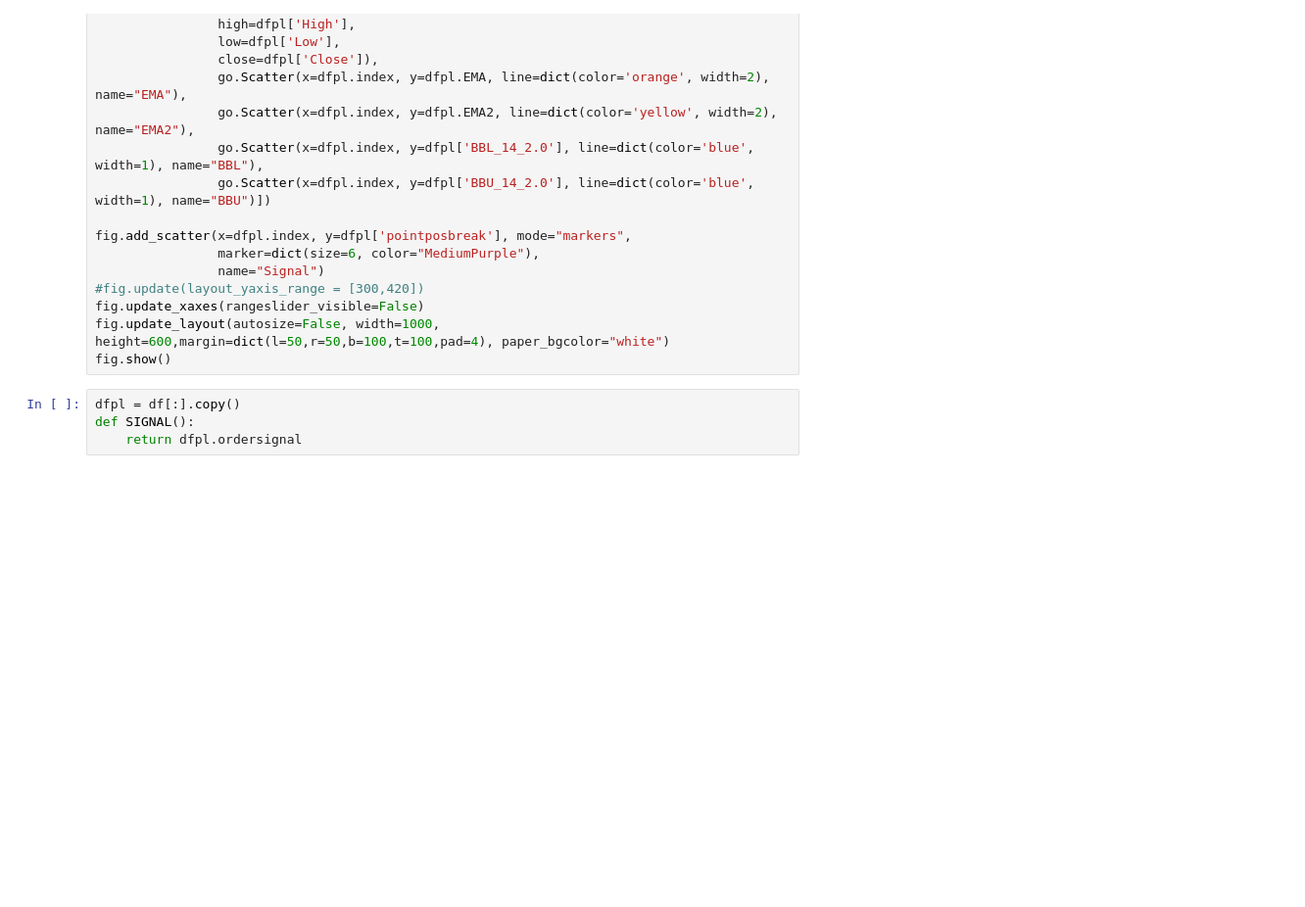
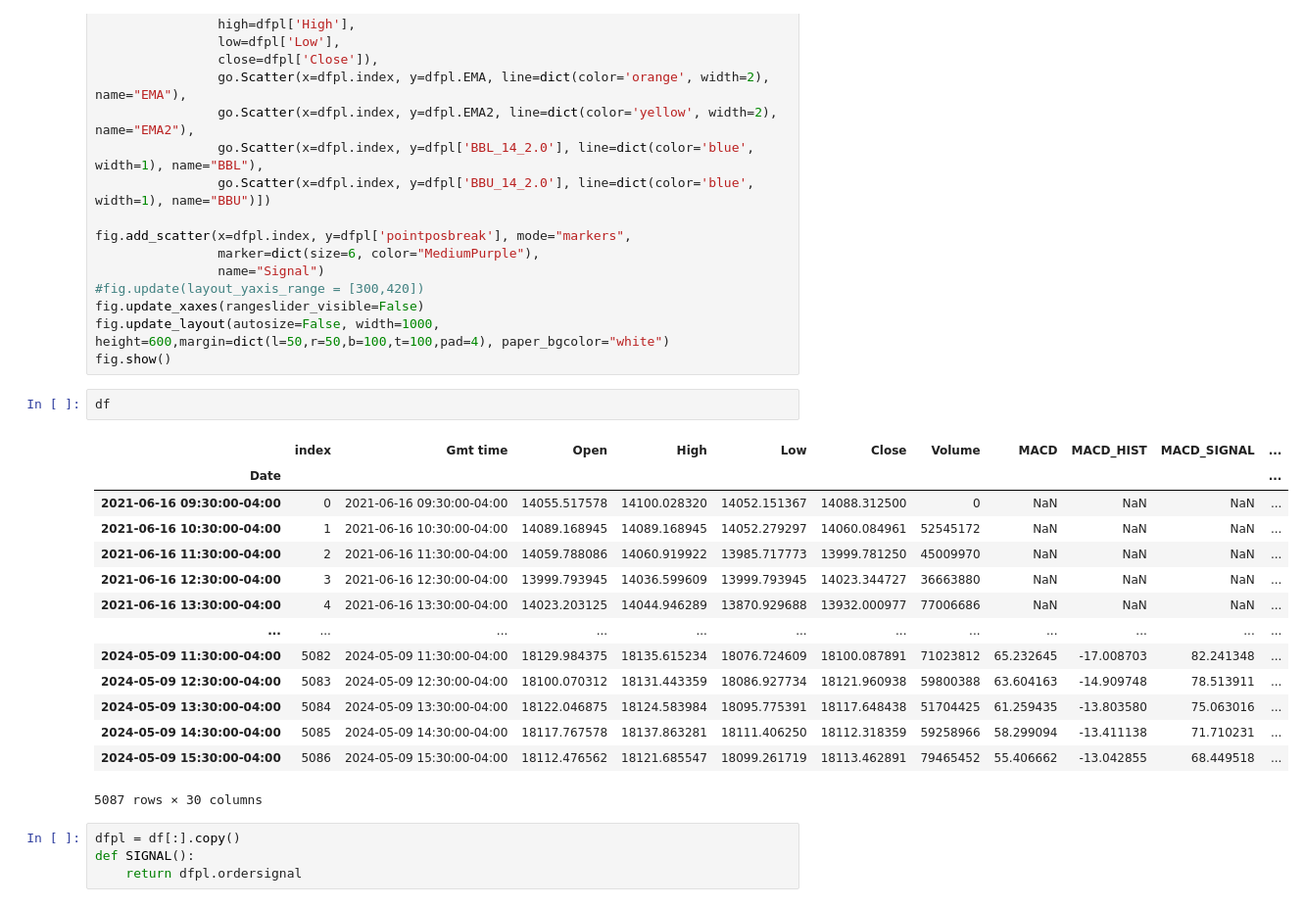
Before and after one commit to pointmekin/quant-trading-backtests, a Jupyter notebook: vwap_bollinger/vwap_bollinger.ipynb, the cells around one changed output. Shown at 98% size. Saved outputs shown, nothing was run; the diff lists cells and outputs as text; blank space fills up the shorter version.

```diff
--- a/vwap_bollinger/vwap_bollinger.ipynb
+++ b/vwap_bollinger/vwap_bollinger.ipynb
@@ -162,6 +168,23 @@ fig.add_scatter(x=dfpl.index, y=dfpl['pointposbreak'], mode="markers",
 fig.update_xaxes(rangeslider_visible=False)
 fig.update_layout(autosize=False, width=1000, height=600,margin=dict(l=50,r=50,b=100,t=100,pad=4), paper_bgcolor="white")
 fig.show()
+# %%
+df
+# %% [output]
+|  | index | Gmt time | Open | High | Low | Close | Volume | MACD | MACD_HIST | MACD_SIGNAL | ... |
+| Date |  |  |  |  |  |  |  |  |  |  | ... |
+| 2021-06-16 09:30:00-04:00 | 0 | 2021-06-16 09:30:00-04:00 | 14055.517578 | 14100.028320 | 14052.151367 | 14088.312500 | 0 | NaN | NaN | NaN | ... |
+| 2021-06-16 10:30:00-04:00 | 1 | 2021-06-16 10:30:00-04:00 | 14089.168945 | 14089.168945 | 14052.279297 | 14060.084961 | 52545172 | NaN | NaN | NaN | ... |
+| 2021-06-16 11:30:00-04:00 | 2 | 2021-06-16 11:30:00-04:00 | 14059.788086 | 14060.919922 | 13985.717773 | 13999.781250 | 45009970 | NaN | NaN | NaN | ... |
+| 2021-06-16 12:30:00-04:00 | 3 | 2021-06-16 12:30:00-04:00 | 13999.793945 | 14036.599609 | 13999.793945 | 14023.344727 | 36663880 | NaN | NaN | NaN | ... |
+| 2021-06-16 13:30:00-04:00 | 4 | 2021-06-16 13:30:00-04:00 | 14023.203125 | 14044.946289 | 13870.929688 | 13932.000977 | 77006686 | NaN | NaN | NaN | ... |
+| ... | ... | ... | ... | ... | ... | ... | ... | ... | ... | ... | ... |
+| 2024-05-09 11:30:00-04:00 | 5082 | 2024-05-09 11:30:00-04:00 | 18129.984375 | 18135.615234 | 18076.724609 | 18100.087891 | 71023812 | 65.232645 | -17.008703 | 82.241348 | ... |
+| 2024-05-09 12:30:00-04:00 | 5083 | 2024-05-09 12:30:00-04:00 | 18100.070312 | 18131.443359 | 18086.927734 | 18121.960938 | 59800388 | 63.604163 | -14.909748 | 78.513911 | ... |
+| 2024-05-09 13:30:00-04:00 | 5084 | 2024-05-09 13:30:00-04:00 | 18122.046875 | 18124.583984 | 18095.775391 | 18117.648438 | 51704425 | 61.259435 | -13.803580 | 75.063016 | ... |
+| 2024-05-09 14:30:00-04:00 | 5085 | 2024-05-09 14:30:00-04:00 | 18117.767578 | 18137.863281 | 18111.406250 | 18112.318359 | 59258966 | 58.299094 | -13.411138 | 71.710231 | ... |
+| 2024-05-09 15:30:00-04:00 | 5086 | 2024-05-09 15:30:00-04:00 | 18112.476562 | 18121.685547 | 18099.261719 | 18113.462891 | 79465452 | 55.406662 | -13.042855 | 68.449518 | ... |
+5087 rows × 30 columns
 # %%
 dfpl = df[:].copy()
 def SIGNAL():
```
Also changed, not shown: parts of 6 cells of this notebook, 14 other files.
